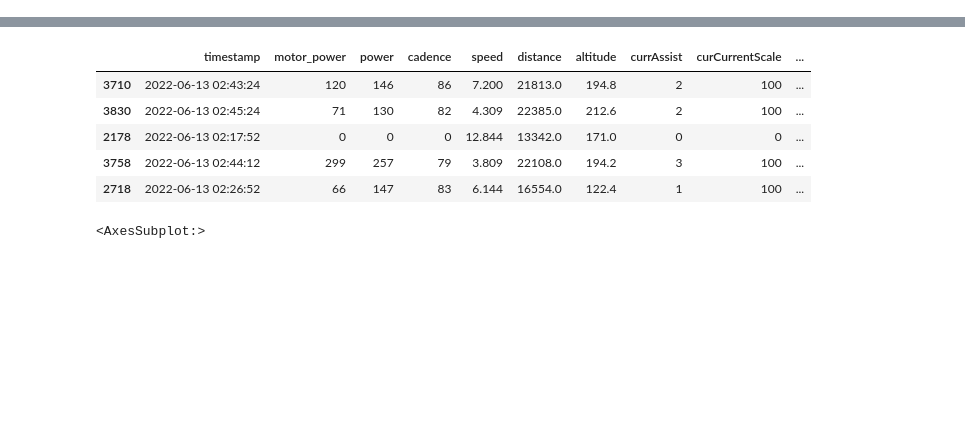
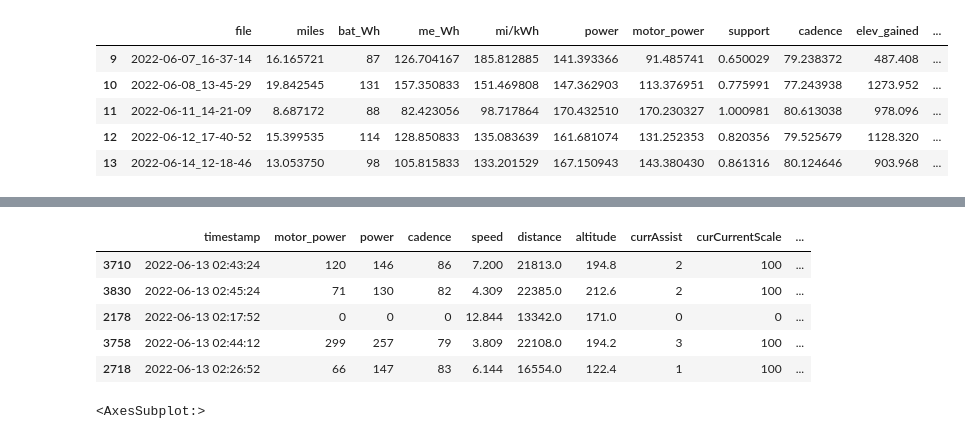
Before and after one commit to alanmitchell/specialized-data, a Jupyter notebook: analyze_fit.ipynb, the cells around one changed output, grey strips where cells are left out. Saved outputs shown, nothing was run; the diff lists cells and outputs as text; code cells hidden in the pictures; blank space fills up the shorter version.

```diff
--- a/analyze_fit.ipynb
+++ b/analyze_fit.ipynb
@@ -1,3 +1,13 @@
 # %%
 import pandas as pd
 import matplotlib.pyplot as plt
+# %%
+dfr = pd.read_pickle('rides.pkl')
+dfr.tail()
+# %% [output]
+|  | file | miles | bat_Wh | me_Wh | mi/kWh | power | motor_power | support | cadence | elev_gained | ... |
+| 9 | 2022-06-07_16-37-14 | 16.165721 | 87 | 126.704167 | 185.812885 | 141.393366 | 91.485741 | 0.650029 | 79.238372 | 487.408 | ... |
+| 10 | 2022-06-08_13-45-29 | 19.842545 | 131 | 157.350833 | 151.469808 | 147.362903 | 113.376951 | 0.775991 | 77.243938 | 1273.952 | ... |
+| 11 | 2022-06-11_14-21-09 | 8.687172 | 88 | 82.423056 | 98.717864 | 170.432510 | 170.230327 | 1.000981 | 80.613038 | 978.096 | ... |
+| 12 | 2022-06-12_17-40-52 | 15.399535 | 114 | 128.850833 | 135.083639 | 161.681074 | 131.252353 | 0.820356 | 79.525679 | 1128.320 | ... |
+| 13 | 2022-06-14_12-18-46 | 13.053750 | 98 | 105.815833 | 133.201529 | 167.150943 | 143.380430 | 0.861316 | 80.124646 | 903.968 | ... |
```
Also changed, not shown: parts of 2 cells of this notebook, 2 other files.
